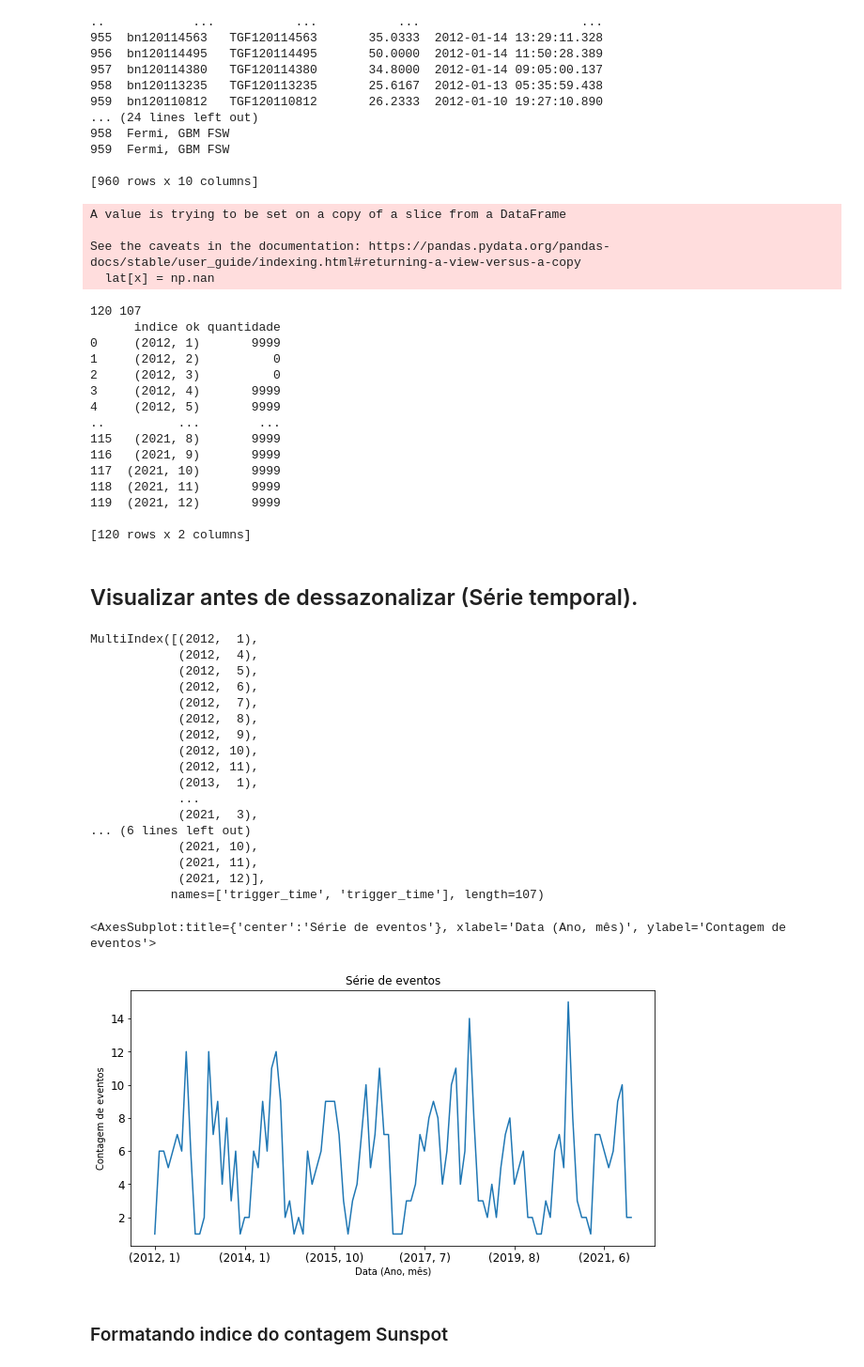
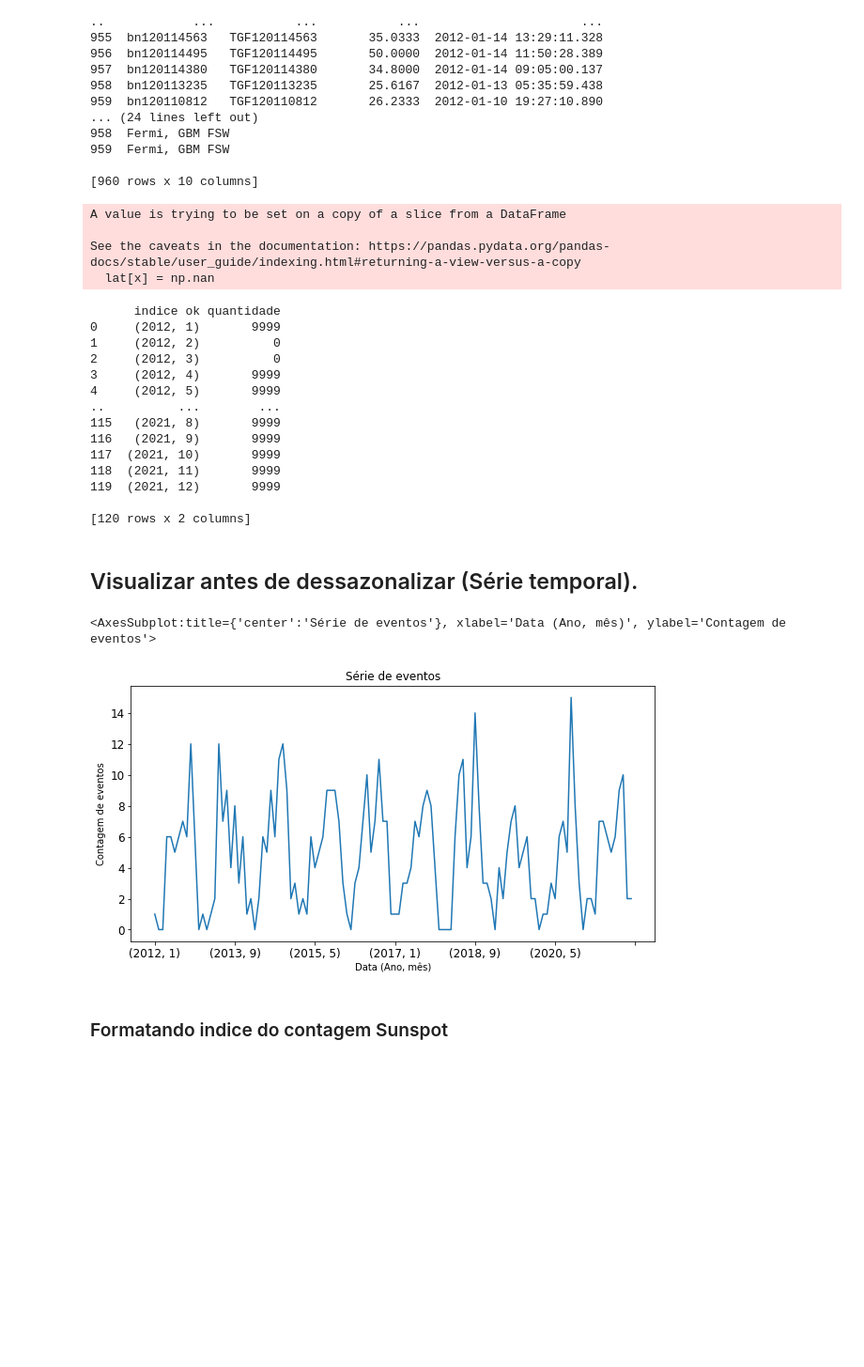
Before and after one commit to morganzera/TGF, a Jupyter notebook: Pibic_pt2/Contagem.ipynb, the cells around one changed output. Shown at 94% size. Saved outputs shown, nothing was run; the diff lists cells and outputs as text; code cells hidden in the pictures; blank space fills up the shorter version.

Commit message:
indice e tabela ok, agora é ver no que está afetando no restante do código

```diff
--- a/Pibic_pt2/Contagem.ipynb
+++ b/Pibic_pt2/Contagem.ipynb
@@ -51,11 +51,6 @@ indiceFaltando = cont.index
 planilha = pd.DataFrame(indiceok, columns=['indice ok'])
 planilha['quantidade'] = ""
 planilha2 = pd.DataFrame(indiceFaltando, columns=['indice faltando'])
-
-# for i in range(106, 120):
-#     planilha2.loc[i] = [0]
-
-print(len(planilha), len(planilha2))
 x = -1
 for i in planilha['indice ok']:
     x += 1
@@ -67,7 +62,6 @@ for i in planilha['indice ok']:
         planilha['quantidade'][x] = 9999
     else:
         planilha['quantidade'][x] = 0
-
 print(planilha)
 
 ###############################
@@ -76,7 +70,6 @@ A value is trying to be set on a copy of a slice from a DataFrame
 
 See the caveats in the documentation: https://pandas.pydata.org/pandas-docs/stable/user_guide/indexing.html#returning-a-view-versus-a-copy
   lat[x] = np.nan
-120 107
       indice ok quantidade
 0     (2012, 1)       9999
 1     (2012, 2)          0
@@ -94,36 +87,24 @@ See the caveats in the documentation: https://pandas.pydata.org/pandas-docs/stab
 # %% [markdown]
 ## Visualizar antes de dessazonalizar (Série temporal).
 # %%
-print(cont.index) # Utilizo para verificar o mês
+# print(cont.index) # Utilizo para verificar o mês
 valores = cont.tolist()
-tabelinha = pd.DataFrame(valores, index=cont.index)
-# a = 0
-# for i in range(len(cont.index)):
-#     if cont.index[i][1] != (int(cont.index[a][1]) + 1):
-#         print(cont.index[i][1], cont.index[a][1])
-# print(valores) # Lista de contagens
+tabelinha = pd.DataFrame(valores, columns=['valores'], index=cont.index)
+x = 0
+for i in range(len(planilha)):
+    if planilha['quantidade'][i] == 9999:
+        planilha['quantidade'][i] = valores[x]
+        x += 1
 
+valores = planilha['quantidade'].to_list()
+indice_refeito = planilha['indice ok'].to_list()
+
+# print(planilha)
+tabelinha = pd.DataFrame(valores, index=indice_refeito)
 tabelinha.plot(fontsize=12, figsize=(10, 5), title='Série de eventos', xlabel='Data (Ano, mês)', ylabel='Contagem de eventos', legend=None)
 # %% [output]
-MultiIndex([(2012,  1),
-            (2012,  4),
-            (2012,  5),
-            (2012,  6),
-            (2012,  7),
-            (2012,  8),
-            (2012,  9),
-            (2012, 10),
-            (2012, 11),
-            (2013,  1),
-            ...
-            (2021,  3),
-... (6 lines left out)
-            (2021, 10),
-            (2021, 11),
-            (2021, 12)],
-           names=['trigger_time', 'trigger_time'], length=107)
+<AxesSubplot:title={'center':'Série de eventos'}, xlabel='Data (Ano, mês)', ylabel='Contagem de eventos'>
-<AxesSubplot:title={'center':'Série de eventos'}, xlabel='Data (Ano, mês)', ylabel='Contagem de eventos'>
-[figure, old version]
+[figure, new version]
 # %% [markdown]
 ### Formatando indice do contagem Sunspot
 # %%
```
Also changed, not shown: parts of 9 cells of this notebook.
